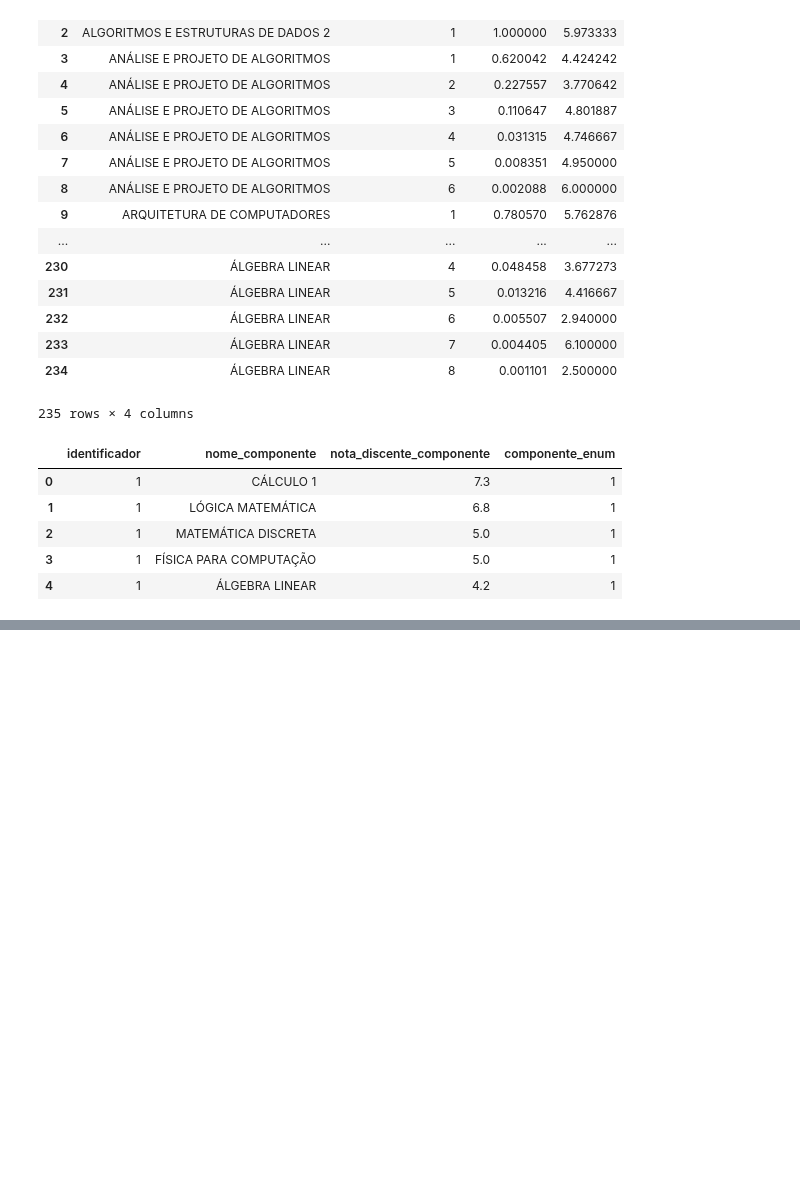
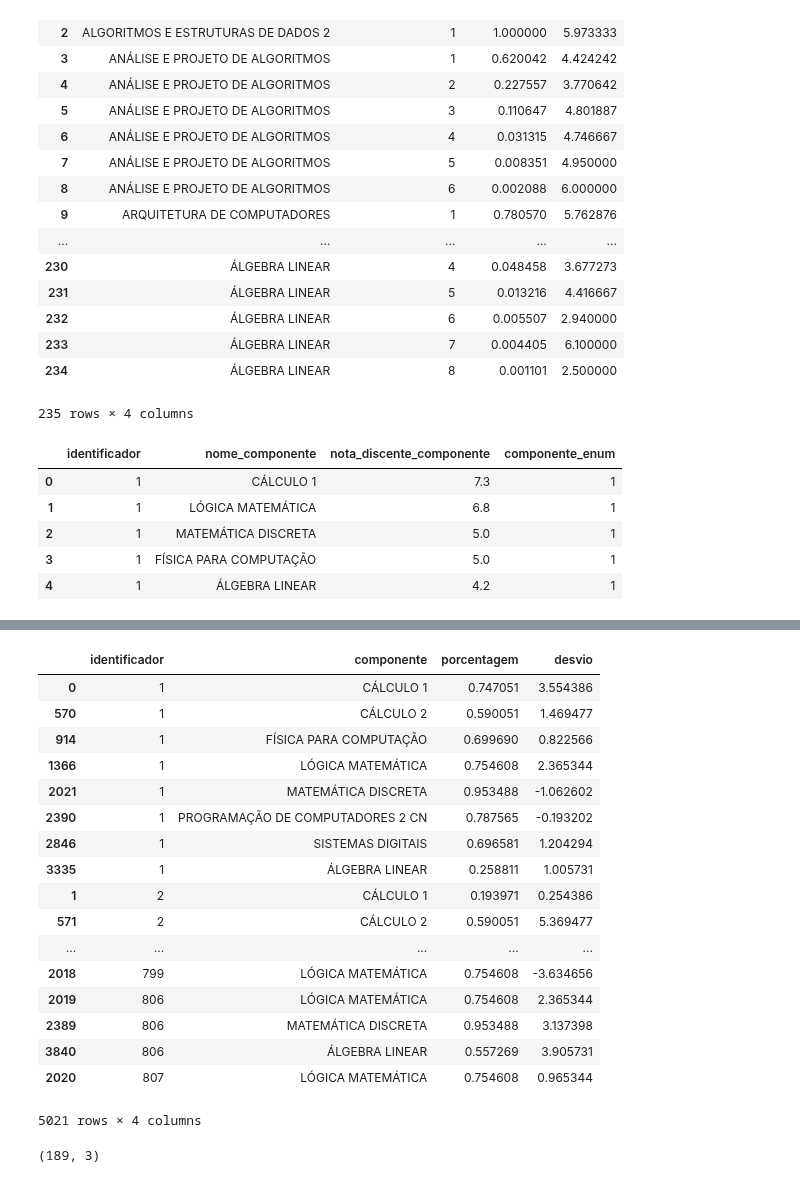
Before and after one commit to luanagbmartins/inteligencia-artificial, a Jupyter notebook: Decision Tree.ipynb, the cells around one changed output, grey strips where cells are left out. Cells and saved outputs as stored; diff of their text form; code cells hidden in the pictures; blank space fills up the shorter version.

```diff
--- a/Decision Tree.ipynb
+++ b/Decision Tree.ipynb
@@ -335,0 +359,48 @@ notas.head()
+# %%
+repeticoes = dados_finais.\
+groupby(by=['identificador', 'nome_componente']).count().reset_index([0,-1]).\
+rename(columns={'nota_discente_componente':'repeticoes'})\
+[['identificador', 'nome_componente', 'repeticoes']]
+
+resultado = pd.merge(repeticoes, dados_finais, how='outer', on=['identificador', 'nome_componente']).\
+groupby(by=['identificador', 'nome_componente', 'repeticoes']).\
+min().\
+reset_index([0,-1])
+
+resultado['componente'] = resultado.index
+
+resultado = resultado[['identificador', 'componente', 'porcentagem', 'desvio']].\
+sort_values(by=['identificador', 'componente']).\
+reset_index()\
+[['identificador', 'componente', 'porcentagem', 'desvio']]
+
+disc = disciplinas.rename(columns={'nome_componente': 'componente'})
+resultado = pd.merge(resultado, disc, how='inner', on='componente').\
+sort_values(by=['identificador', 'componente'])
+
+resultado
+# %% [output]
+|  | identificador | componente | porcentagem | desvio |
+| 0 | 1 | CÁLCULO 1 | 0.747051 | 3.554386 |
+| 570 | 1 | CÁLCULO 2 | 0.590051 | 1.469477 |
+| 914 | 1 | FÍSICA PARA COMPUTAÇÃO | 0.699690 | 0.822566 |
+| 1366 | 1 | LÓGICA MATEMÁTICA | 0.754608 | 2.365344 |
+| 2021 | 1 | MATEMÁTICA DISCRETA | 0.953488 | -1.062602 |
+| 2390 | 1 | PROGRAMAÇÃO DE COMPUTADORES 2 CN | 0.787565 | -0.193202 |
+| 2846 | 1 | SISTEMAS DIGITAIS | 0.696581 | 1.204294 |
+| 3335 | 1 | ÁLGEBRA LINEAR | 0.258811 | 1.005731 |
+| 1 | 2 | CÁLCULO 1 | 0.193971 | 0.254386 |
+| 571 | 2 | CÁLCULO 2 | 0.590051 | 5.369477 |
+| ... | ... | ... | ... | ... |
+| 2018 | 799 | LÓGICA MATEMÁTICA | 0.754608 | -3.634656 |
+| 2019 | 806 | LÓGICA MATEMÁTICA | 0.754608 | 2.365344 |
+| 2389 | 806 | MATEMÁTICA DISCRETA | 0.953488 | 3.137398 |
+| 3840 | 806 | ÁLGEBRA LINEAR | 0.557269 | 3.905731 |
+| 2020 | 807 | LÓGICA MATEMÁTICA | 0.754608 | 0.965344 |
+5021 rows × 4 columns
+# %%
+test_count = resultado.groupby(by='identificador').count()
+
+test_count[test_count['componente']@=10].shape
+# %% [output]
+(189, 3)
```
Also changed, not shown: parts of 2 cells of this notebook.
